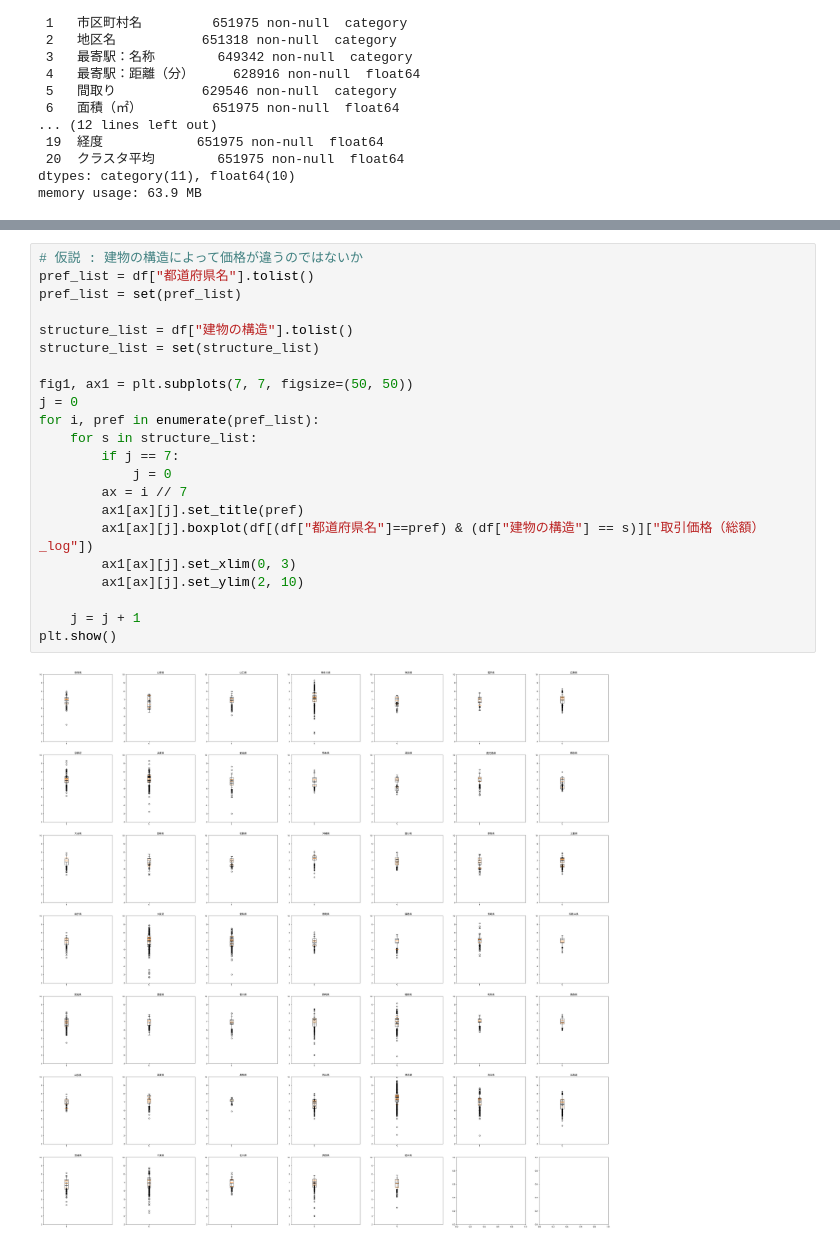
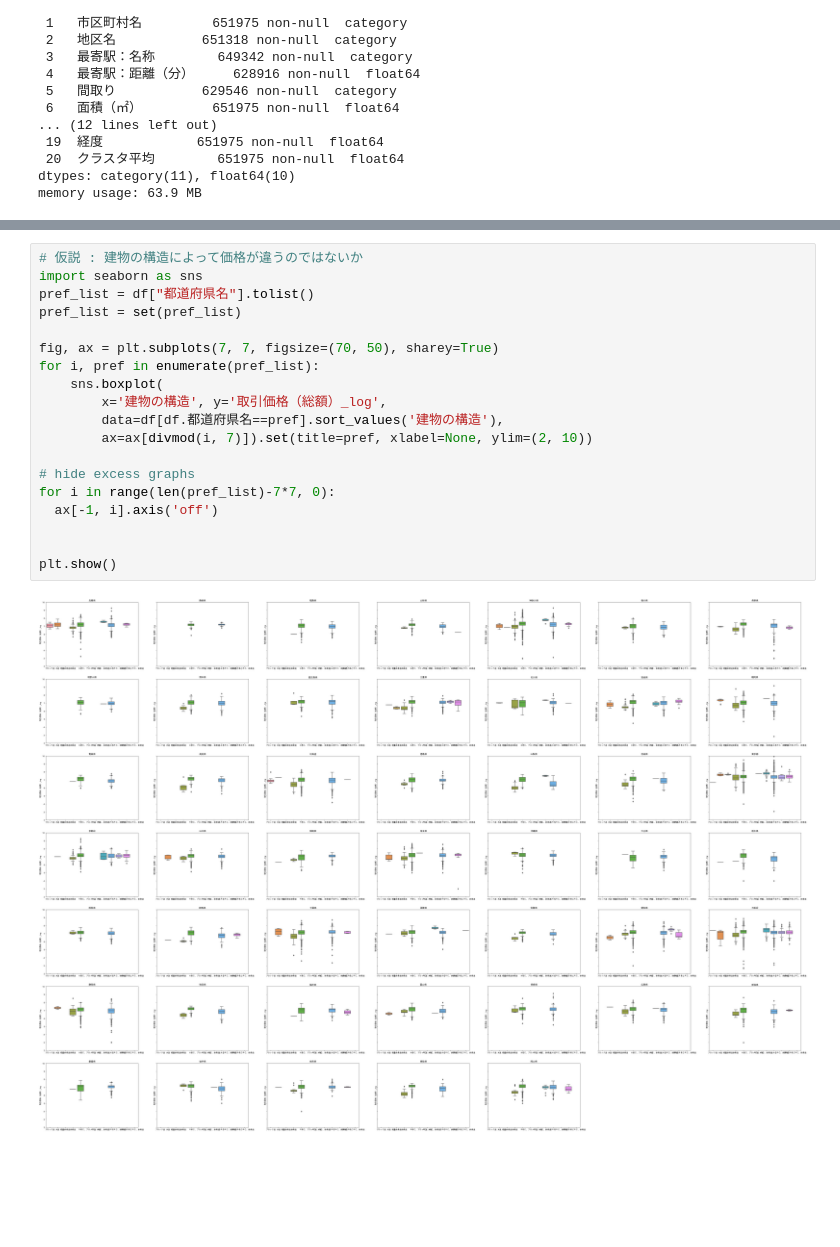
Before and after one commit to jinwatanabe/Docker_gpu_env, a Jupyter notebook: notebook/nishika/old_apartment_2021/07_EDA.ipynb, the cells around one changed output, grey strips where cells are left out. Drawn from its saved outputs; the diff is of its cells as text; blank space fills up the shorter version.

```diff
--- a/notebook/nishika/old_apartment_2021/07_EDA.ipynb
+++ b/notebook/nishika/old_apartment_2021/07_EDA.ipynb
@@ -44,24 +47,21 @@ Name: 建物の構造, dtype: int64
 # %%
 # 仮説 : 建物の構造によって価格が違うのではないか
+import seaborn as sns
 pref_list = df["都道府県名"].tolist()
 pref_list = set(pref_list)
 
-structure_list = df["建物の構造"].tolist()
-structure_list = set(structure_list)
+fig, ax = plt.subplots(7, 7, figsize=(70, 50), sharey=True)
+for i, pref in enumerate(pref_list):
+    sns.boxplot(
+        x='建物の構造', y='取引価格（総額）_log',
+        data=df[df.都道府県名==pref].sort_values('建物の構造'),
+        ax=ax[divmod(i, 7)]).set(title=pref, xlabel=None, ylim=(2, 10))
 
-fig1, ax1 = plt.subplots(7, 7, figsize=(50, 50))
-j = 0
-for i, pref in enumerate(pref_list):
-    for s in structure_list:
-        if j == 7:
-            j = 0
-        ax = i // 7
-        ax1[ax][j].set_title(pref)
-        ax1[ax][j].boxplot(df[(df["都道府県名"]==pref) & (df["建物の構造"] == s)]["取引価格（総額）_log"])
-        ax1[ax][j].set_xlim(0, 3)
-        ax1[ax][j].set_ylim(2, 10)
+# hide excess graphs
+for i in range(len(pref_list)-7*7, 0):
+  ax[-1, i].axis('off')
 
-    j = j + 1
+
 plt.show()
 # %% [output]
-[figure, old version]
+[figure, new version]
```
Also changed, not shown: parts of 12 cells of this notebook, 1 other file.
